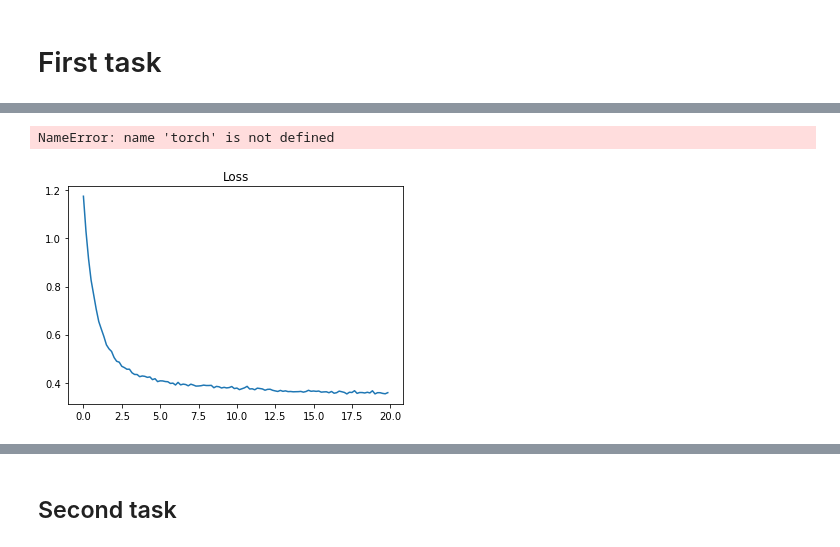
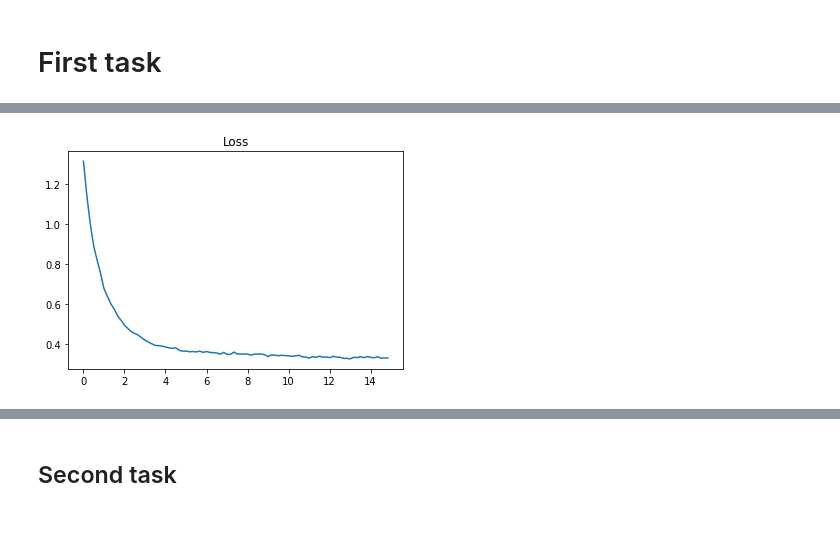
Before and after one commit to AndreevP/FRCL, a Jupyter notebook: notebooks/FRCL.ipynb, the cells around one changed output, grey strips where cells are left out. Drawn from its saved outputs; the diff is of its cells as text; code cells hidden in the pictures.

```diff
--- a/notebooks/FRCL.ipynb
+++ b/notebooks/FRCL.ipynb
@@ -27,5 +24,11 @@ if device == 'cuda':
 # %% [markdown]
 # First task
+# %%
+batch_size = 100
+learning_rate = 1e-5
+device = 'cuda'
+if device == 'cuda':
+    torch.cuda.empty_cache()
 # %%
 train_0_1_dataset = SplitMnistDataset(0, 1, normalize=True)
 train_0_1_dl = DataLoader(train_0_1_dataset, batch_size=batch_size, shuffle=True)
@@ -38,5 +89,3 @@ cl_model = FRCL(base_model, base_model.hid, device, 1, 1).to(device)
 optim_0_1 = torch.optim.Adam(cl_model.parameters(), lr=learning_rate)
 train_loader = CLDataLoader()
 train_loader.append(train_0_1_dataset, batch_size)
-# %% [output]
-NameError: name 'torch' is not defined
@@ -80,5 +92,5 @@ def train_model(train_loader, cl_model, optim, max_epochs, device):
 # %%
-train_model(train_0_1_dl, cl_model, optim_0_1, 20, device)
+train_model(train_0_1_dl, cl_model, optim_0_1, 15, device)
 # %% [output]
-[figure, old version]
+[figure, new version]
 # %%
```
Also changed, not shown: parts of 13 cells of this notebook.
